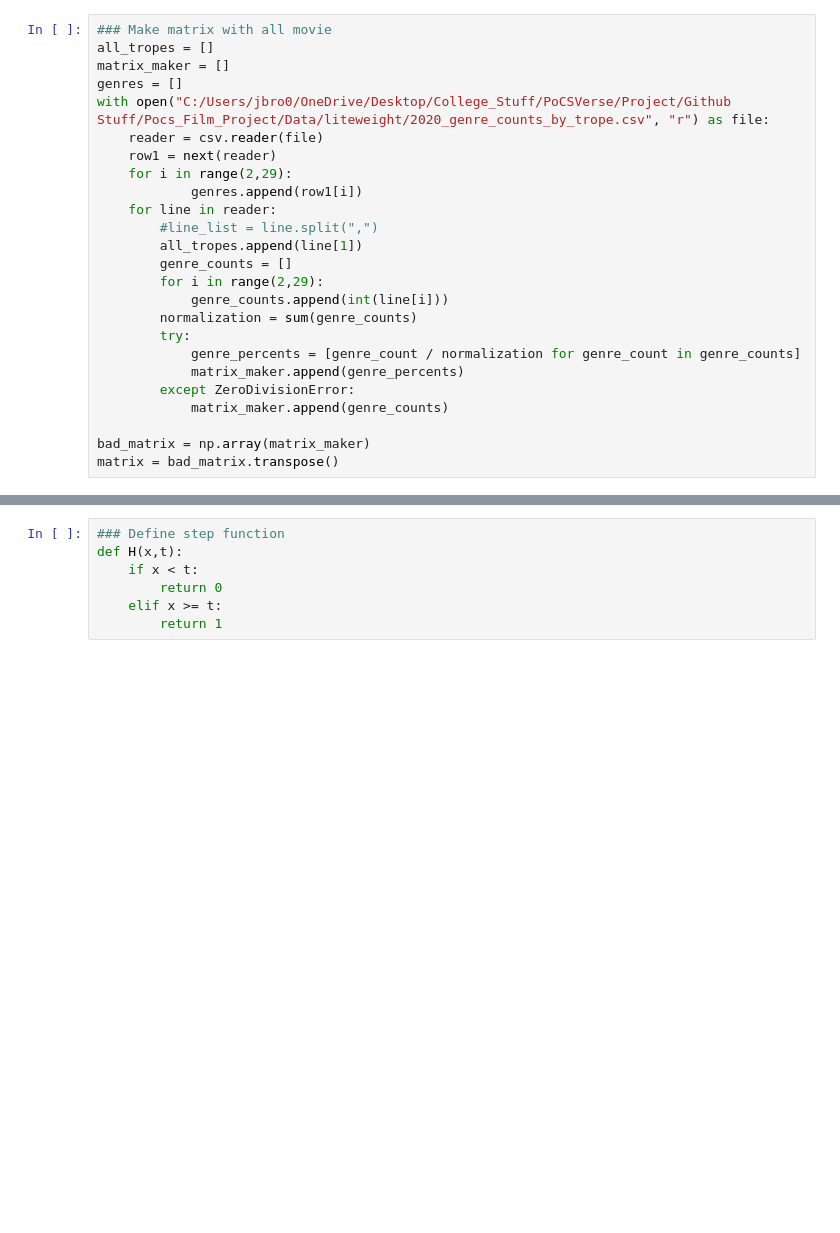
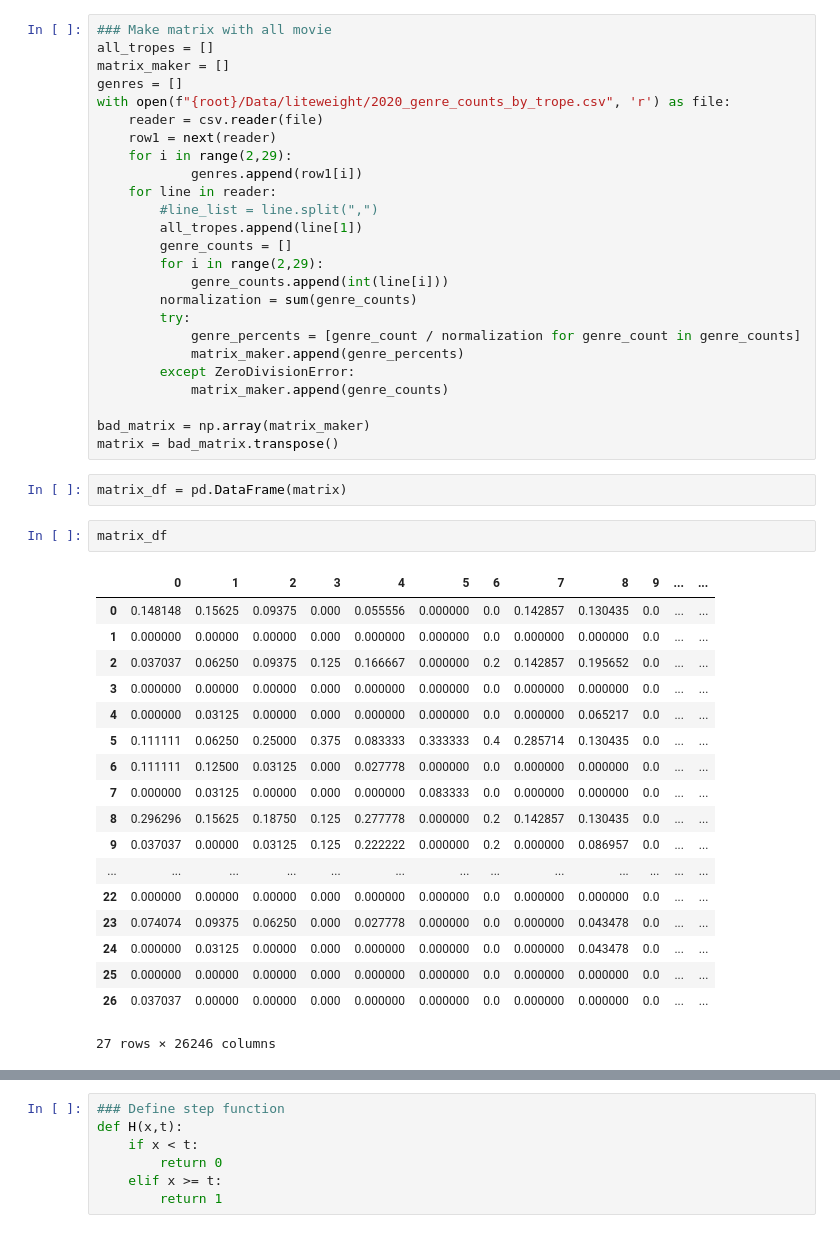
Before and after one commit to FWJK1/Pocs_Film_Project, a Jupyter notebook: Code/Alien Stuff/timeline_with_genre copy 2.ipynb, the cells around one changed output, grey strips where cells are left out. Saved outputs shown, nothing was run; the diff lists cells and outputs as text; blank space fills up the shorter version.

```diff
--- a/Code/Alien Stuff/timeline_with_genre copy 2.ipynb
+++ b/Code/Alien Stuff/timeline_with_genre copy 2.ipynb
@@ -9,7 +35,7 @@ import matplotlib.pyplot as plt
 all_tropes = []
 matrix_maker = []
 genres = []
-with open("C:/Users/jbro0/OneDrive/Desktop/College_Stuff/PoCSVerse/Project/Github Stuff/Pocs_Film_Project/Data/liteweight/2020_genre_counts_by_trope.csv", "r") as file:
+with open(f"{root}/Data/liteweight/2020_genre_counts_by_trope.csv", 'r') as file:
     reader = csv.reader(file)
     row1 = next(reader)
     for i in range(2,29):
@@ -29,3 +55,26 @@ with open("C:/Users/jbro0/OneDrive/Desktop/College_Stuff/PoCSVerse/Project/Githu
 
 bad_matrix = np.array(matrix_maker)
 matrix = bad_matrix.transpose()
+# %%
+matrix_df = pd.DataFrame(matrix)
+# %%
+matrix_df
+# %% [output]
+|  | 0 | 1 | 2 | 3 | 4 | 5 | 6 | 7 | 8 | 9 | ... | ... |
+| 0 | 0.148148 | 0.15625 | 0.09375 | 0.000 | 0.055556 | 0.000000 | 0.0 | 0.142857 | 0.130435 | 0.0 | ... | ... |
+| 1 | 0.000000 | 0.00000 | 0.00000 | 0.000 | 0.000000 | 0.000000 | 0.0 | 0.000000 | 0.000000 | 0.0 | ... | ... |
+| 2 | 0.037037 | 0.06250 | 0.09375 | 0.125 | 0.166667 | 0.000000 | 0.2 | 0.142857 | 0.195652 | 0.0 | ... | ... |
+| 3 | 0.000000 | 0.00000 | 0.00000 | 0.000 | 0.000000 | 0.000000 | 0.0 | 0.000000 | 0.000000 | 0.0 | ... | ... |
+| 4 | 0.000000 | 0.03125 | 0.00000 | 0.000 | 0.000000 | 0.000000 | 0.0 | 0.000000 | 0.065217 | 0.0 | ... | ... |
+| 5 | 0.111111 | 0.06250 | 0.25000 | 0.375 | 0.083333 | 0.333333 | 0.4 | 0.285714 | 0.130435 | 0.0 | ... | ... |
+| 6 | 0.111111 | 0.12500 | 0.03125 | 0.000 | 0.027778 | 0.000000 | 0.0 | 0.000000 | 0.000000 | 0.0 | ... | ... |
+| 7 | 0.000000 | 0.03125 | 0.00000 | 0.000 | 0.000000 | 0.083333 | 0.0 | 0.000000 | 0.000000 | 0.0 | ... | ... |
+| 8 | 0.296296 | 0.15625 | 0.18750 | 0.125 | 0.277778 | 0.000000 | 0.2 | 0.142857 | 0.130435 | 0.0 | ... | ... |
+| 9 | 0.037037 | 0.00000 | 0.03125 | 0.125 | 0.222222 | 0.000000 | 0.2 | 0.000000 | 0.086957 | 0.0 | ... | ... |
+| ... | ... | ... | ... | ... | ... | ... | ... | ... | ... | ... | ... | ... |
+| 22 | 0.000000 | 0.00000 | 0.00000 | 0.000 | 0.000000 | 0.000000 | 0.0 | 0.000000 | 0.000000 | 0.0 | ... | ... |
+| 23 | 0.074074 | 0.09375 | 0.06250 | 0.000 | 0.027778 | 0.000000 | 0.0 | 0.000000 | 0.043478 | 0.0 | ... | ... |
+| 24 | 0.000000 | 0.03125 | 0.00000 | 0.000 | 0.000000 | 0.000000 | 0.0 | 0.000000 | 0.043478 | 0.0 | ... | ... |
+| 25 | 0.000000 | 0.00000 | 0.00000 | 0.000 | 0.000000 | 0.000000 | 0.0 | 0.000000 | 0.000000 | 0.0 | ... | ... |
+| 26 | 0.037037 | 0.00000 | 0.00000 | 0.000 | 0.000000 | 0.000000 | 0.0 | 0.000000 | 0.000000 | 0.0 | ... | ... |
+27 rows × 26246 columns
```
Also changed, not shown: parts of 12 cells of this notebook, 8 other files.
